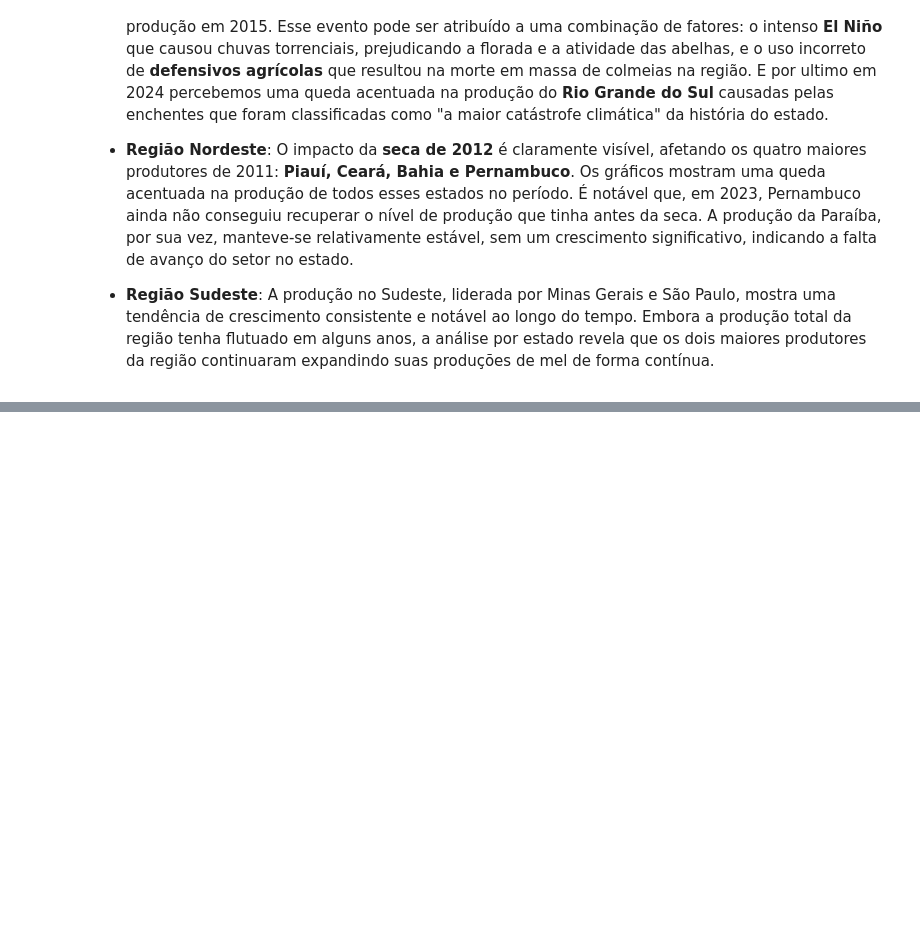
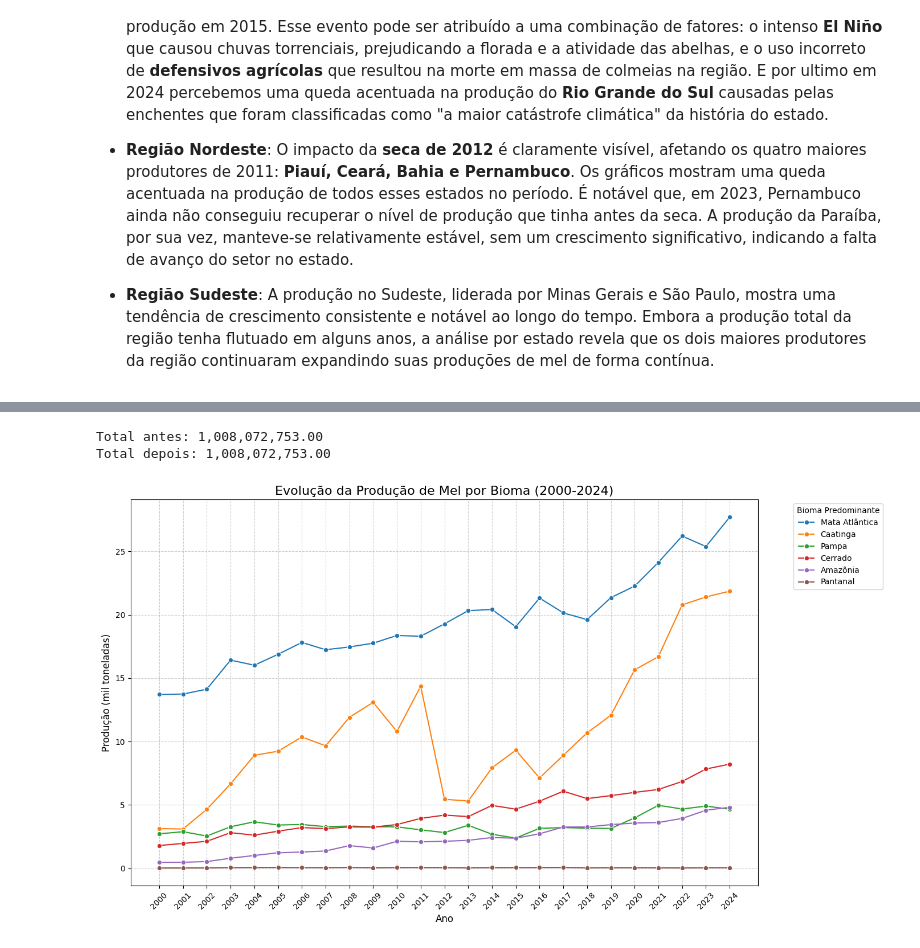
Before and after one commit to Gabriel-J-code/ad-projeto-bees-caatinga, a Jupyter notebook: relatorio TCC.ipynb, the cells around one changed output, grey strips where cells are left out. Cells and saved outputs as stored; diff of their text form; code cells hidden in the pictures; blank space fills up the shorter version.

```diff
--- a/relatorio TCC.ipynb
+++ b/relatorio TCC.ipynb
@@ -924,0 +1075,6 @@ A análise detalhada por estado confirma que a produção de mel é muito mais *
+# %%
+producao_mn_bruto.drop(columns=['Unnamed: 28'], inplace=True)
+# %%
+producao_mn_bruto['Região'] = producao_mn_bruto['Sigla'].map(mapa_regioes)
+producao_mn_bruto = producao_mn_bruto.replace('null', 0).fillna(0)
+producao_mn_bruto
@@ -924,0 +1120,3 @@ A análise detalhada por estado confirma que a produção de mel é muito mais *
+# %%
+producao_mn = pd.melt(producao_mn_bruto_e_biomas, id_vars=['Sigla','Código','Município','Região','Bioma predominante'],var_name='Ano', value_name='Produção (Kg)')
+show_head_tail(producao_mn)
@@ -924,0 +1142,9 @@ A análise detalhada por estado confirma que a produção de mel é muito mais *
+# %%
+# Agrupando por Ano e Bioma e somando a produção
+producao_por_bioma = producao_mn.groupby(['Ano', 'Bioma predominante'])['Produção (Kg)'].sum().reset_index()
+
+# Ordenando para facilitar a leitura (Opcional)
+producao_por_bioma = producao_por_bioma.sort_values(by=['Ano', 'Produção (Kg)'], ascending=[True, False])
+
+# Verificando o resultado
+show_head_tail(producao_por_bioma)
@@ -924,0 +1164,35 @@ A análise detalhada por estado confirma que a produção de mel é muito mais *
+# %%
+total_antes = producao_mn['Produção (Kg)'].sum()
+total_depois = producao_por_bioma['Produção (Kg)'].sum()
+
+print(f"Total antes: {total_antes:,.2f}")
+print(f"Total depois: {total_depois:,.2f}")
+# %% [output]
+Total antes: 1,008,072,753.00
+Total depois: 1,008,072,753.00
+# %%
+# Criando uma coluna auxiliar para facilitar o gráfico
+producao_por_bioma['Produção (mil t)'] = producao_por_bioma['Produção (Kg)'] / 1000000
+
+plt.figure(figsize=(14, 8))
+sns.lineplot(
+    data=producao_por_bioma,
+    x='Ano',
+    y='Produção (mil t)',
+    hue='Bioma predominante',
+    marker='o'
+)
+
+plt.title('Evolução da Produção de Mel por Bioma (2000-2024)', fontsize=16)
+plt.xlabel('Ano', fontsize=12)
+plt.ylabel('Produção (mil toneladas)', fontsize=12)
+plt.grid(True, linestyle='--', alpha=0.6)
+
+# Garante que todos os anos apareçam no eixo X sem poluir o visual
+plt.xticks(sorted(producao_por_bioma['Ano'].unique()), rotation=45)
+
+plt.legend(title='Bioma Predominante', bbox_to_anchor=(1.05, 1), loc='upper left')
+plt.tight_layout()
+plt.show()
+# %% [output]
+[figure, added]
```
Also changed, not shown: parts of 17 cells of this notebook, 1 other file.
